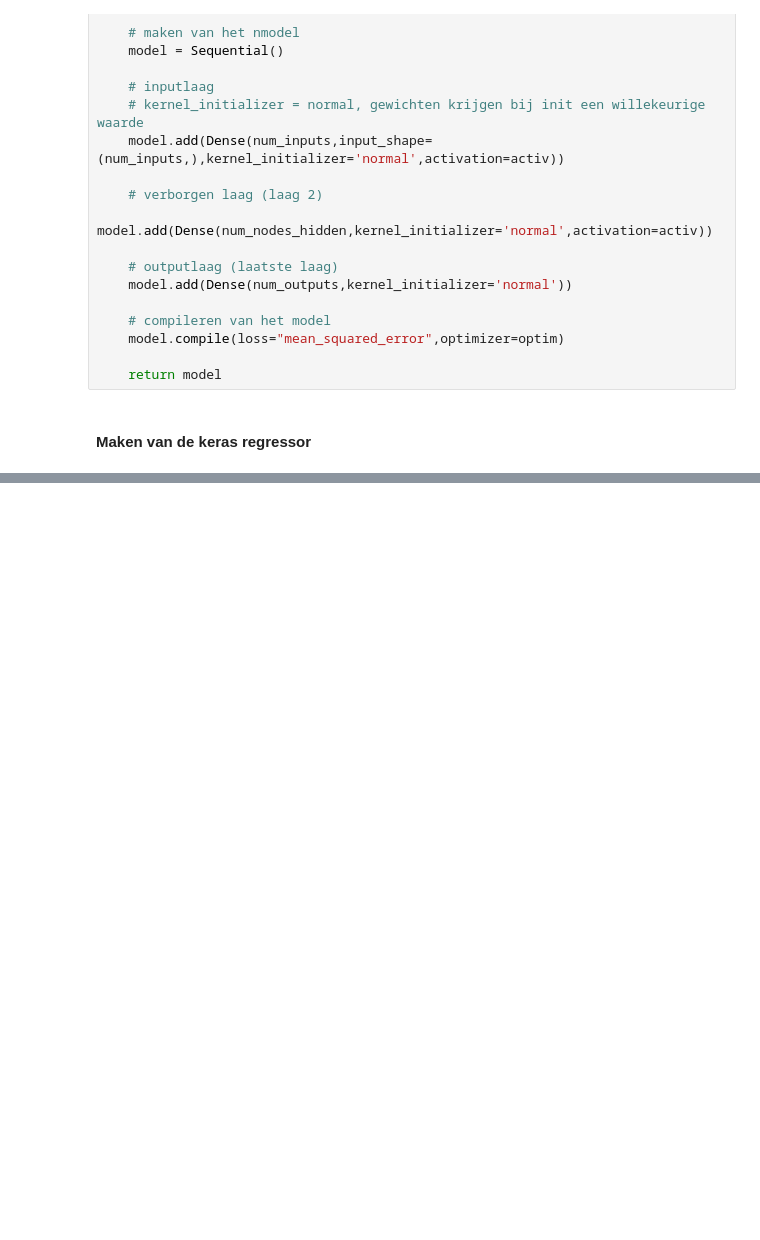
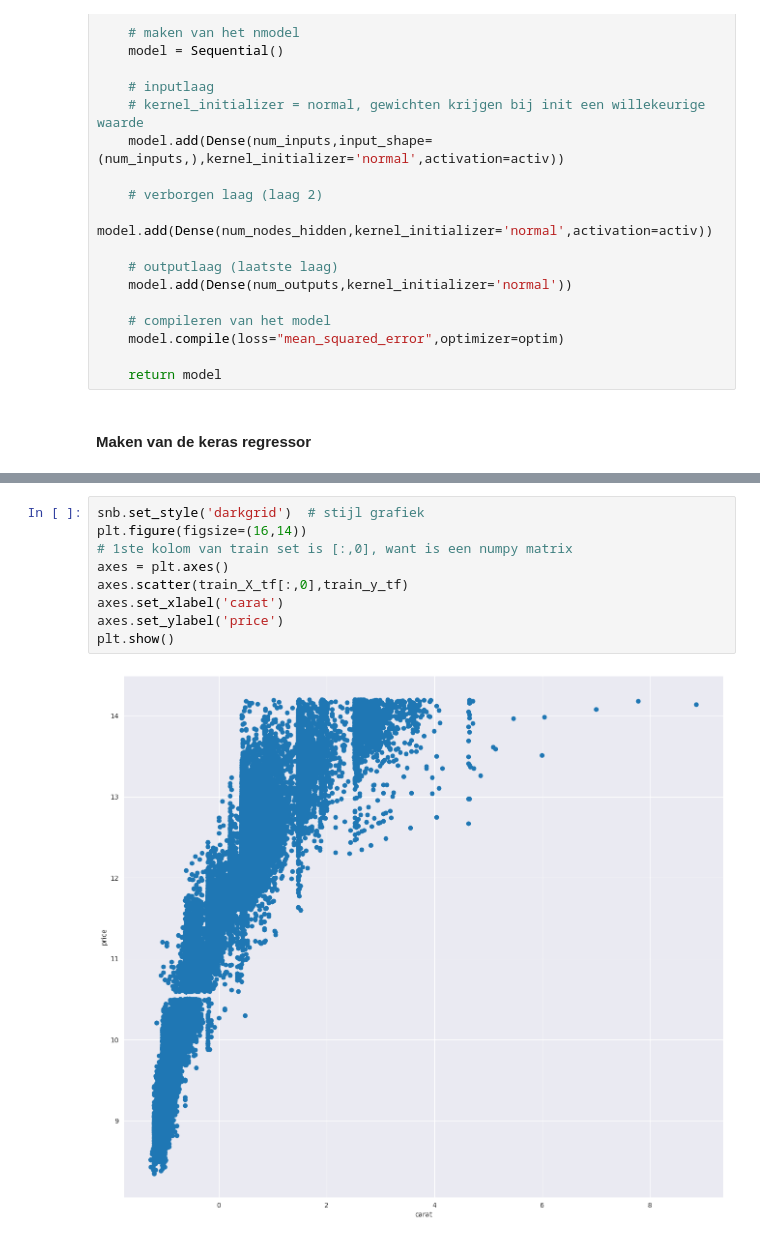
Before and after one commit to effevee/data_analyse_ml_frankv, a Jupyter notebook: ProjectDiamonds/Project_Diamanten.ipynb, the cells around one changed output, grey strips where cells are left out. Cells and saved outputs as stored; diff of their text form; blank space fills up the shorter version.

```diff
--- a/ProjectDiamonds/Project_Diamanten.ipynb
+++ b/ProjectDiamonds/Project_Diamanten.ipynb
@@ -683,0 +792,11 @@ WARNING:tensorflow:Value in checkpoint could not be found in the restored object
+# %%
+snb.set_style('darkgrid')  # stijl grafiek
+plt.figure(figsize=(16,14))
+# 1ste kolom van train set is [:,0], want is een numpy matrix
+axes = plt.axes()
+axes.scatter(train_X_tf[:,0],train_y_tf)
+axes.set_xlabel('carat')
+axes.set_ylabel('price')
+plt.show()
+# %% [output]
+[figure, added]
```
Also changed, not shown: parts of 35 cells of this notebook.
